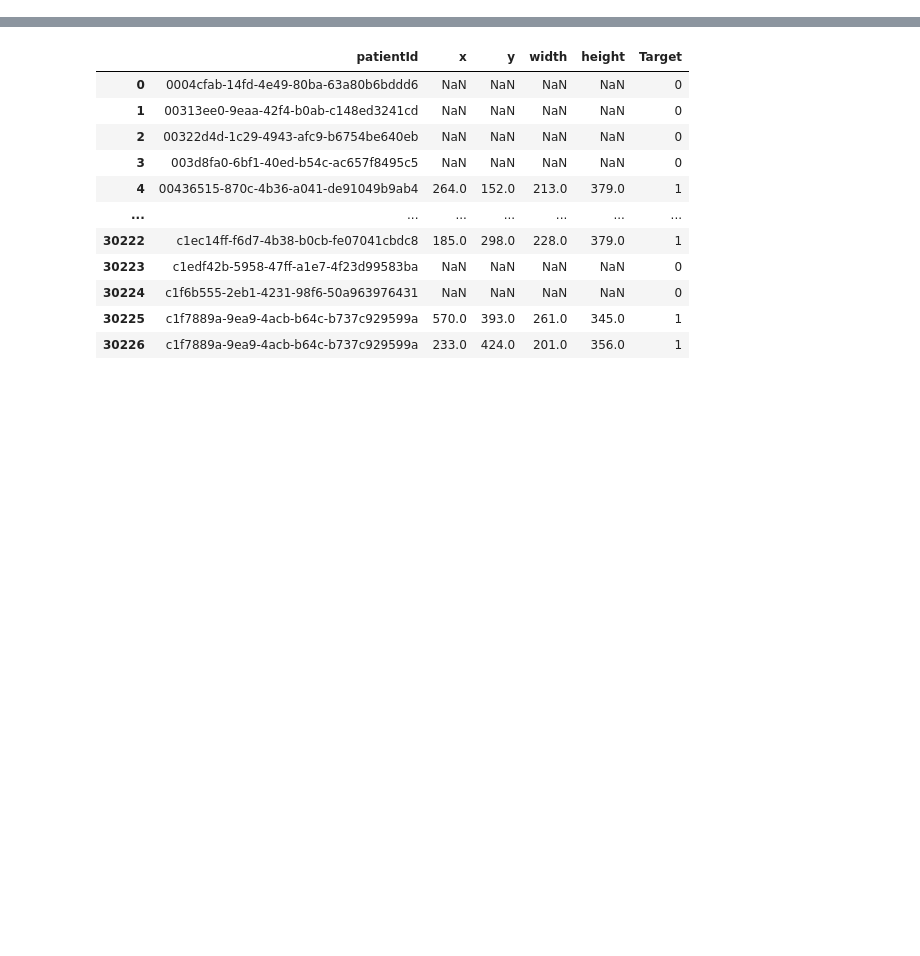
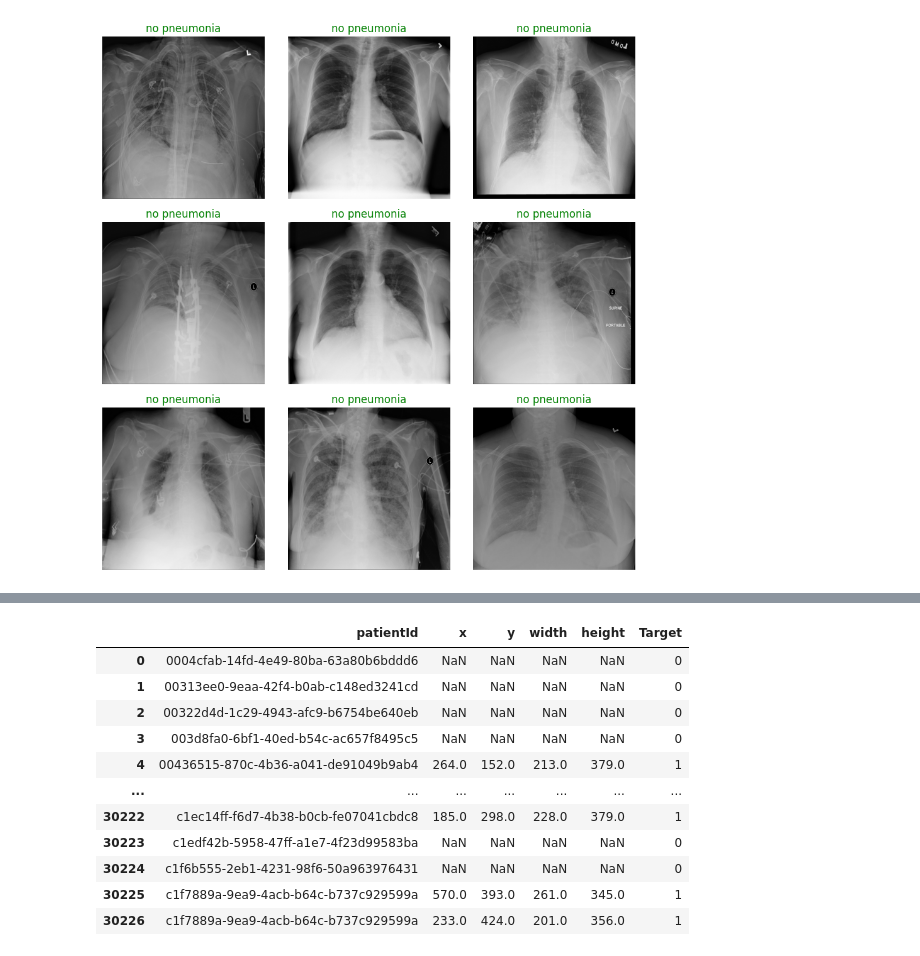
Before and after one commit to kmsmeng/ML_Projects, a Jupyter notebook: Medical_Image_Classification/handle_data.ipynb, the cells around one changed output, grey strips where cells are left out. Saved outputs shown, nothing was run; the diff lists cells and outputs as text; code cells hidden in the pictures; blank space fills up the shorter version.

```diff
--- a/Medical_Image_Classification/handle_data.ipynb
+++ b/Medical_Image_Classification/handle_data.ipynb
@@ -92,0 +244,15 @@ plt.show()
+# %%
+pneu_df = df[df.Target == 1]
+no_pneu_df = df[df.Target == 0]
+
+pneu_present_sample = pneu_df.sample(9)
+pneu_not_present_sample = no_pneu_df.sample(9)
+
+# all_class_sample = pd.concat([pneu_present_sample, pneu_not_present_sample])
+
+# all_class_sample = all_class_sample.sample(frac=1)
+# %%
+# No Pneumonia Present samples
+print_sample(pneu_not_present_sample, rows=3, columns=3)
+# %% [output]
+[figure, added]
```
Also changed, not shown: parts of 49 cells of this notebook, 3 other files.
